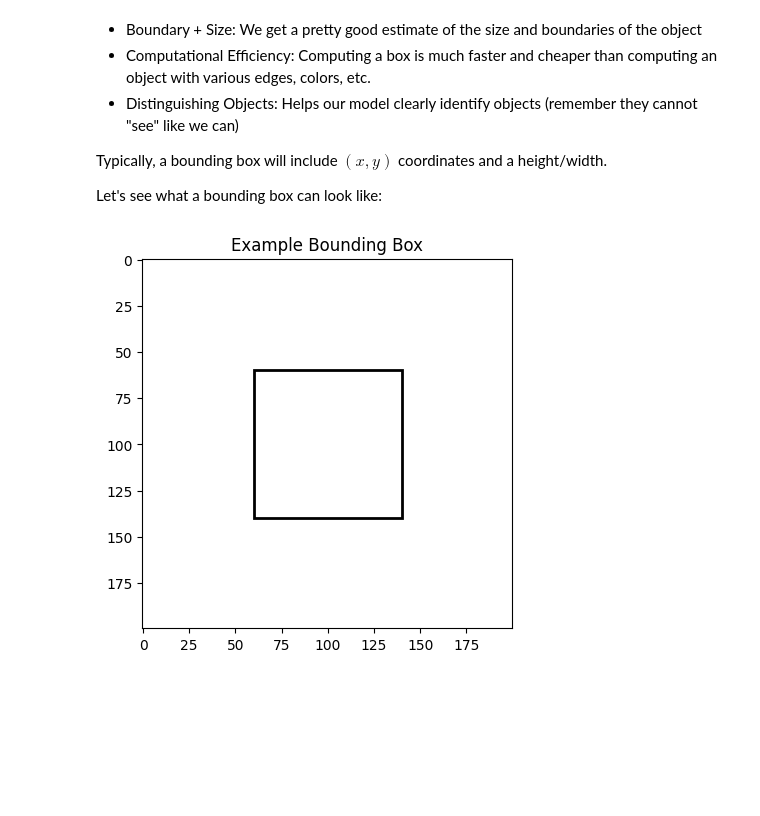
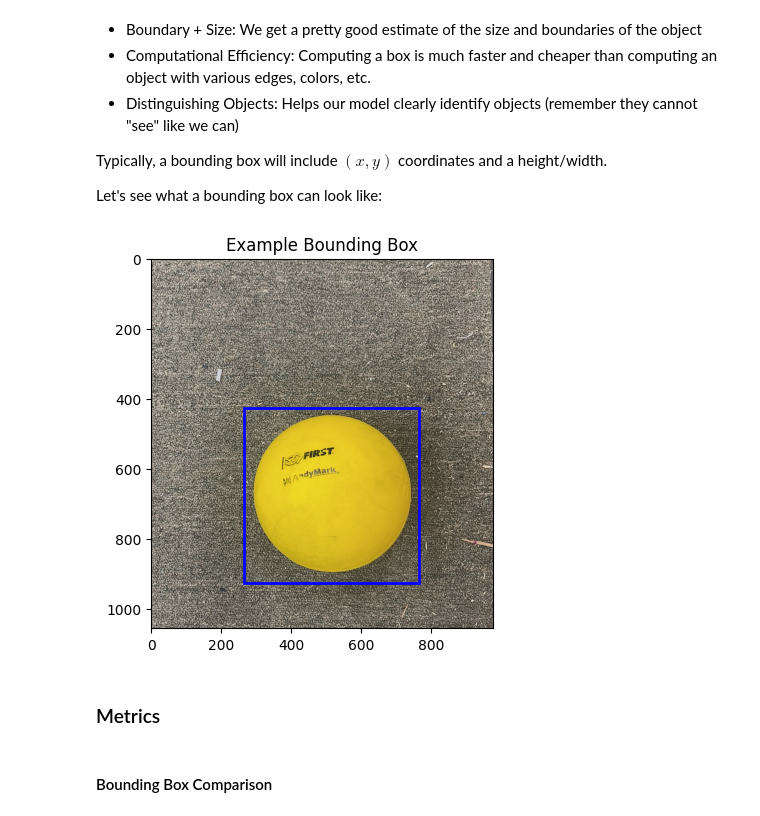
Before and after one commit to nickmelamed/mortorq_instruction, a Jupyter notebook: ml_resources/perception_primer/02-object-detection.ipynb, the cells around one changed output. Drawn from its saved outputs; the diff is of its cells as text; code cells hidden in the pictures; blank space fills up the shorter version.

```diff
--- a/ml_resources/perception_primer/02-object-detection.ipynb
+++ b/ml_resources/perception_primer/02-object-detection.ipynb
@@ -24,17 +27,22 @@ Typically, a bounding box will include $(x, y)$ coordinates and a height/width.
 
 Let's see what a bounding box can look like:
 # %%
-# create a fake image
-img = np.ones((200,200,3))
+# read in ball image
+ball_bgr = cv2.imread('./ref_imgs/yellow_ball.png', cv2.IMREAD_COLOR)
+ball = cv2.cvtColor(ball_bgr, cv2.COLOR_BGR2RGB)
 
 fig, ax = plt.subplots()
-ax.imshow(img)
+ax.imshow(ball)
 
 # draw bounding box
-box = Rectangle((60,60),80,80,fill=False,linewidth=2)
+box = Rectangle((265,425),500,500,fill=False,linewidth=2, color = 'blue')
 ax.add_patch(box)
 
 ax.set_title("Example Bounding Box")
 plt.show()
 # %% [output]
-[figure, old version]
+[figure, new version]
+# %% [markdown]
+### Metrics
+# %% [markdown]
+#### Bounding Box Comparison
```
Also changed, not shown: parts of 11 cells of this notebook, 3 other files.
